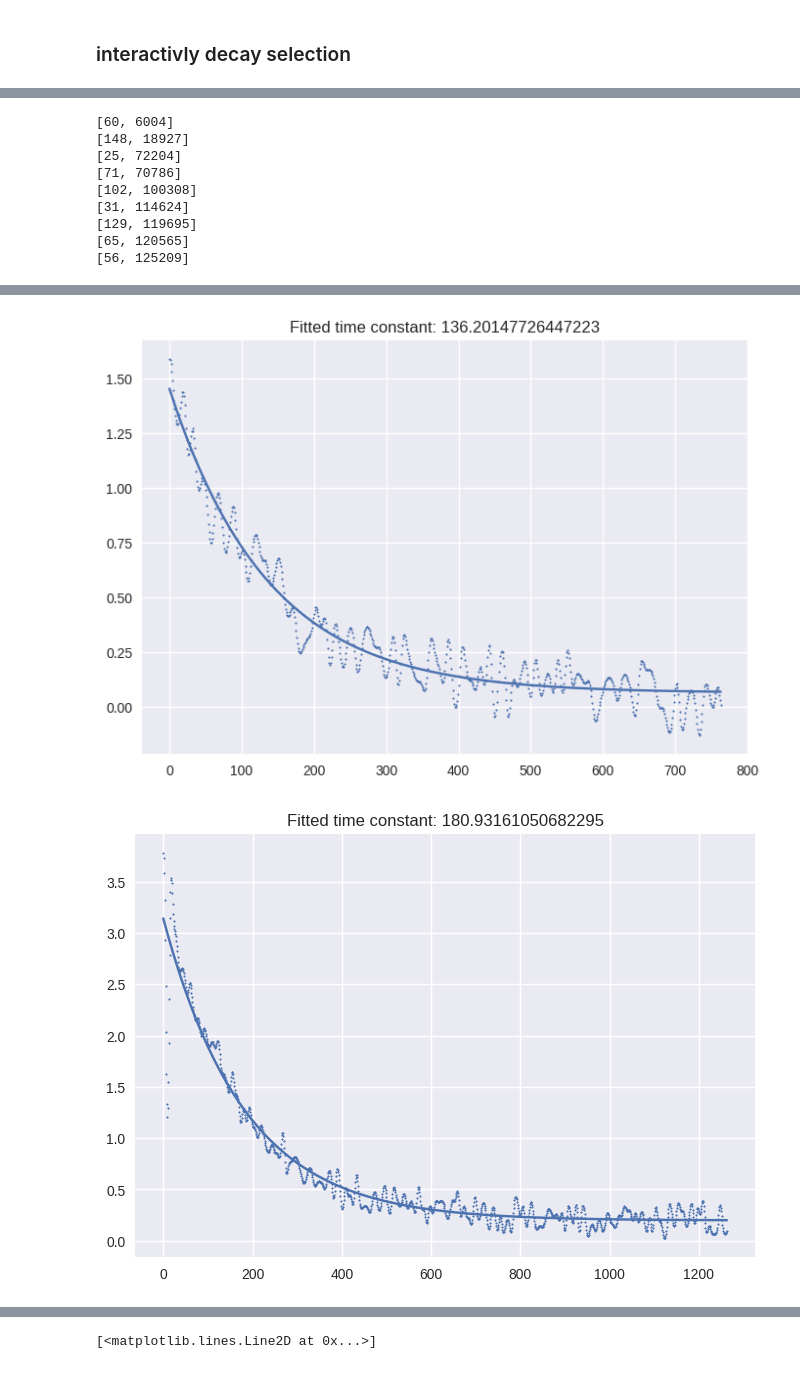
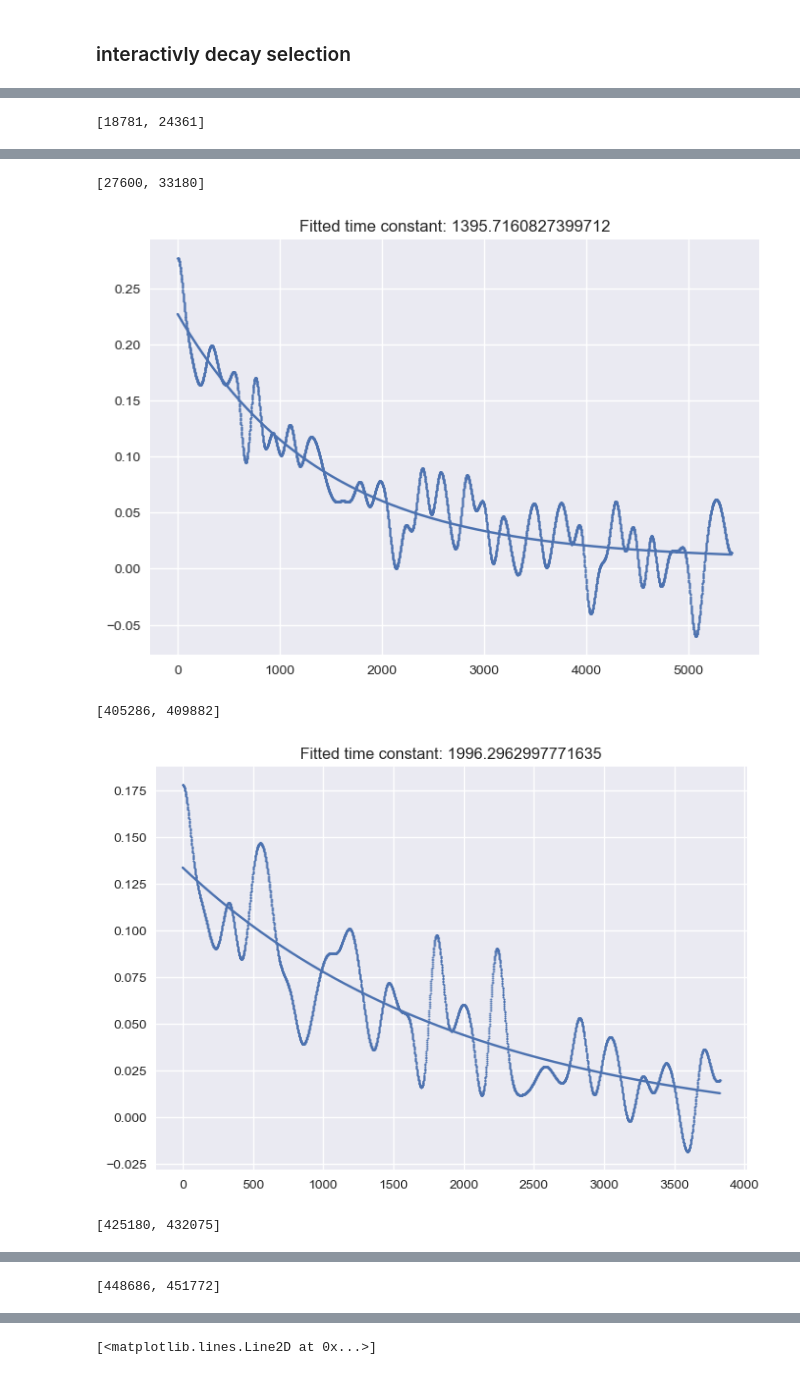
Before and after one commit to mjoudy/Cascade, a Jupyter notebook: cascade_download.ipynb, the cells around one changed output, grey strips where cells are left out. Drawn from its saved outputs; the diff is of its cells as text; code cells hidden in the pictures.

```diff
--- a/cascade_download.ipynb
+++ b/cascade_download.ipynb
@@ -125,8 +126,8 @@ dataset_names
  'X-DS12-GCaMP6s-m-V1',
  'X-NAOMi-GCaMP6f-simulated']
 # %%
-rec = 10
-data = datasets['DS10-GCaMP6f-m-V1-neuropil-corrected'][rec]
+rec = 0
+data = datasets['DS01-OGB1-m-V1'][rec]
 dff = data['dff']
 times = data['t']
 spikes = data['spikes']
@@ -260,24 +300,19 @@ int_points = list(map(int, selected_points))
 # %%
-import kernel_fit
+import kernel_fit as kf
 %matplotlib inline
 fitted_taus=[]
 n_points = int(len(int_points))
+
 for i in range(0,n_points, 2):
     start_temp = int_points[i]
     end_temp = int_points[i+1]
     sig_temp = ups_signal[start_temp:end_temp]
-    start_temp = np.where(sig_temp == np.max(sig_temp))[0][0]
-    sig_temp = sig_temp[start_temp:end_temp]
+    start_temp1 = np.where(sig_temp == np.max(sig_temp))[0][0]
+    sig_temp = sig_temp[start_temp1:end_temp]
     print('['+str(start_temp)+', '+str(end_temp)+']')
-    tau_temp = kernel_fit.kernel_fit(sig_temp, do_plot=True)
+    tau_temp = kf.kernel_fit(sig_temp, do_plot=True)
+
     fitted_taus.append(tau_temp)
+    plt.show()
 # %% [output]
-[60, 6004]
-[148, 18927]
-[25, 72204]
-[71, 70786]
-[102, 100308]
-[31, 114624]
-[129, 119695]
-[65, 120565]
-[56, 125209]
+[18781, 24361]
@@ -285,2 +320,5 @@ for i in range(0,n_points, 2):
+[27600, 33180]
-[figure, old version]
+[figure, new version]
+[405286, 409882]
-[figure, old version]
+[figure, new version]
+[425180, 432075]
@@ -287,0 +326 @@ for i in range(0,n_points, 2):
+[448686, 451772]
```
Also changed, not shown: parts of 26 cells of this notebook, 1 other file.
